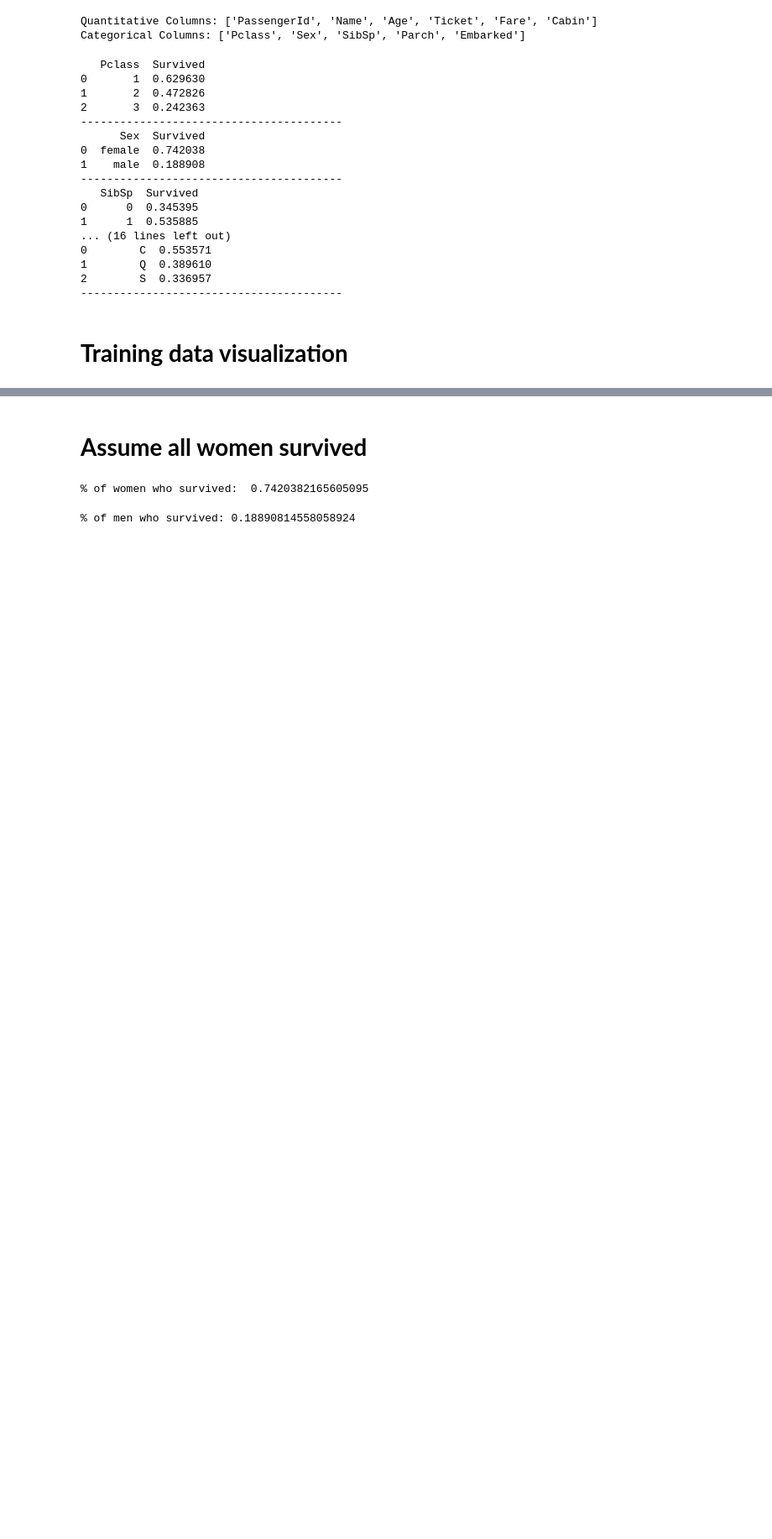
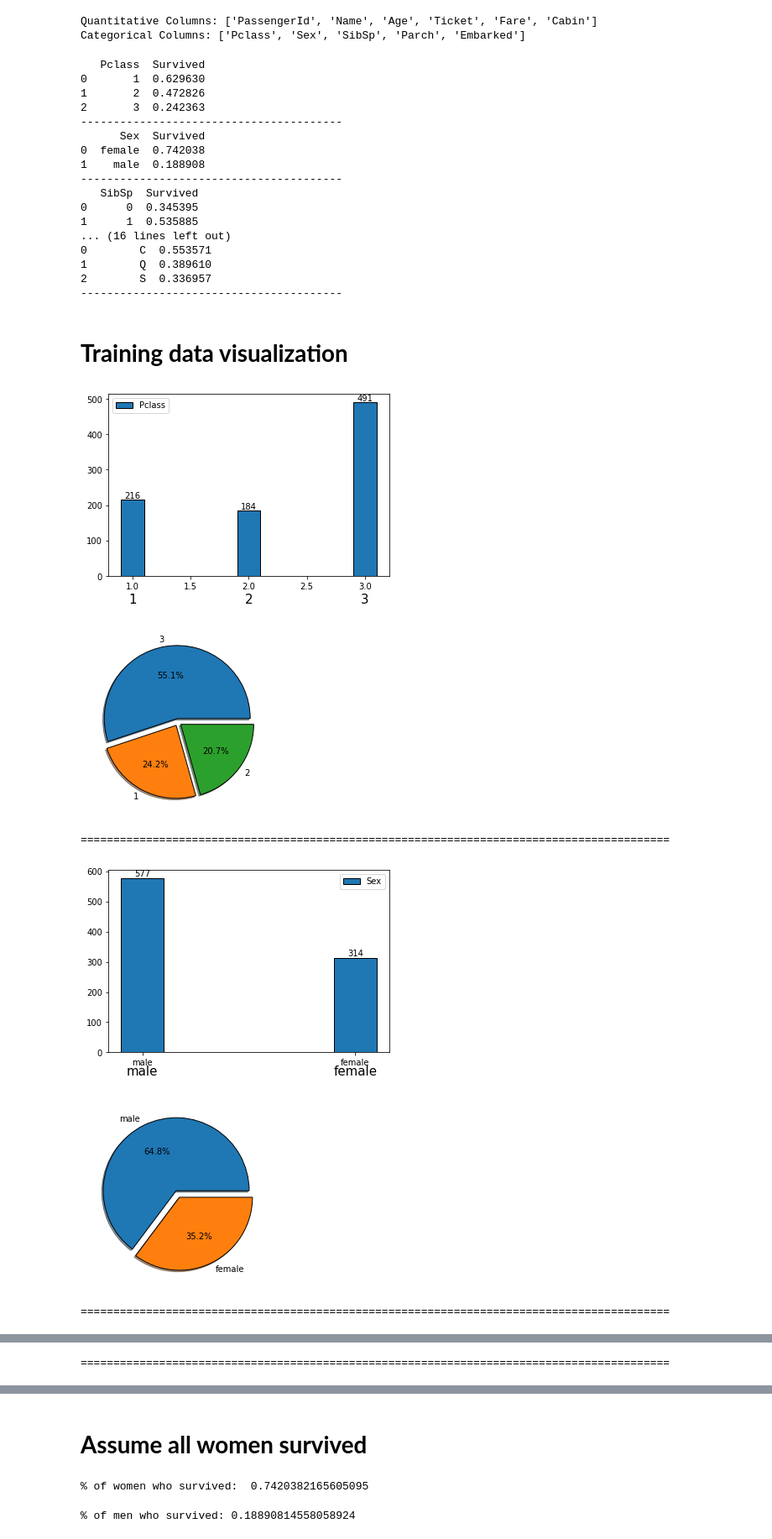
Before and after one commit to 0Ellias0/Titanic_death_prediction, a Jupyter notebook: Main.ipynb, the cells around one changed output, grey strips where cells are left out. Shown: that part at 84% size. Cells and saved outputs as stored; diff of their text form; code cells hidden in the pictures; blank space fills up the shorter version.

Commit message:
training data visualization 1.0v

```diff
--- a/Main.ipynb
+++ b/Main.ipynb
@@ -167,4 +167,11 @@ def chart(data,columns):
         print('='*90)
 # %%
 #plot Bar and Pie charts for all Categorical Data
-chart(data_train,categorical)
+chart(df_train,categorical)
+# %% [output]
+[figure, added]
+[figure, added]
+==========================================================================================
+[figure, added]
+[figure, added]
+==========================================================================================
@@ -170,0 +180 @@ chart(data_train,categorical)
+==========================================================================================
```
Also changed, not shown: parts of 2 cells of this notebook.
